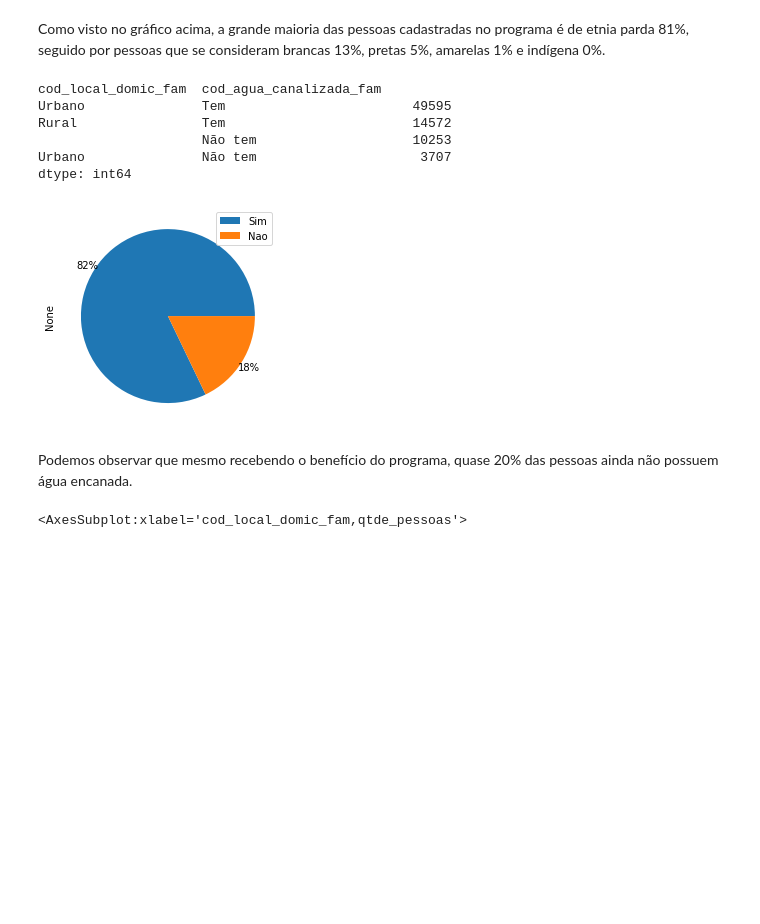
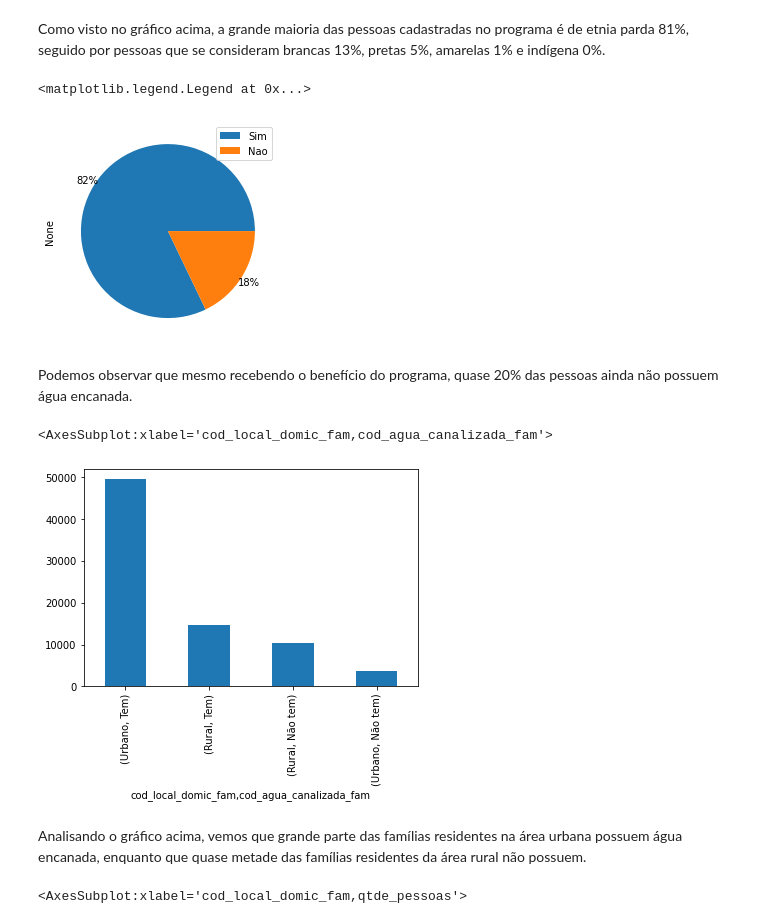
Before and after one commit to diegoabs84/Machine-Learnig---Project-1, a Jupyter notebook: ML_Trabalho_prático_1.ipynb, the cells around one changed output. Saved outputs shown, nothing was run; the diff lists cells and outputs as text; code cells hidden in the pictures; blank space fills up the shorter version.

```diff
--- a/ML_Trabalho_prático_1.ipynb
+++ b/ML_Trabalho_prático_1.ipynb
@@ -406,18 +406,18 @@ datafam['cod_agua_canalizada_fam'] = datafam['cod_agua_canalizada_fam'].apply(ma
 
 datafam[['cod_agua_canalizada_fam']].value_counts().plot( autopct='%1.0f%%' , pctdistance=1.1,labels=None,kind='pie')
 plt.legend(["Sim","Nao"])
-
-datafam[['cod_local_domic_fam','cod_agua_canalizada_fam']].value_counts()
 # %% [output]
-cod_local_domic_fam  cod_agua_canalizada_fam
-Urbano               Tem                        49595
-Rural                Tem                        14572
-                     Não tem                    10253
-Urbano               Não tem                     3707
-dtype: int64
+<matplotlib.legend.Legend at 0x...>
 [figure]
 # %% [markdown]
 Podemos observar que mesmo recebendo o benefício do programa, quase 20% das pessoas ainda não possuem água encanada.
+# %%
+datafam[['cod_local_domic_fam','cod_agua_canalizada_fam']].value_counts().plot(x=['cod_agua_canalizada_fam'],y=['Urbano','Rural'],kind='bar')
+# %% [output]
+<AxesSubplot:xlabel='cod_local_domic_fam,cod_agua_canalizada_fam'>
+[figure, added]
+# %% [markdown]
+Analisando o gráfico acima, vemos que grande parte das famílias residentes na área urbana possuem água encanada, enquanto que quase metade das famílias residentes da área rural não possuem.
 # %%
 datafam[['cod_local_domic_fam','qtde_pessoas']].value_counts(sort=False).plot(x=['qtde_pessoas'],y=['Urbano','Rural'],kind='bar')
 # %% [output]
```
Also changed, not shown: parts of 1 cell of this notebook.
